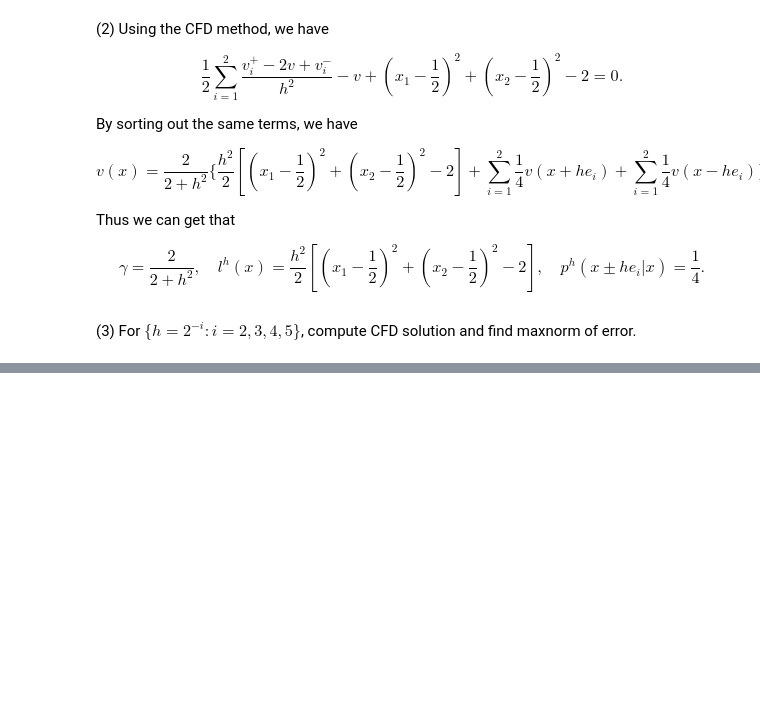
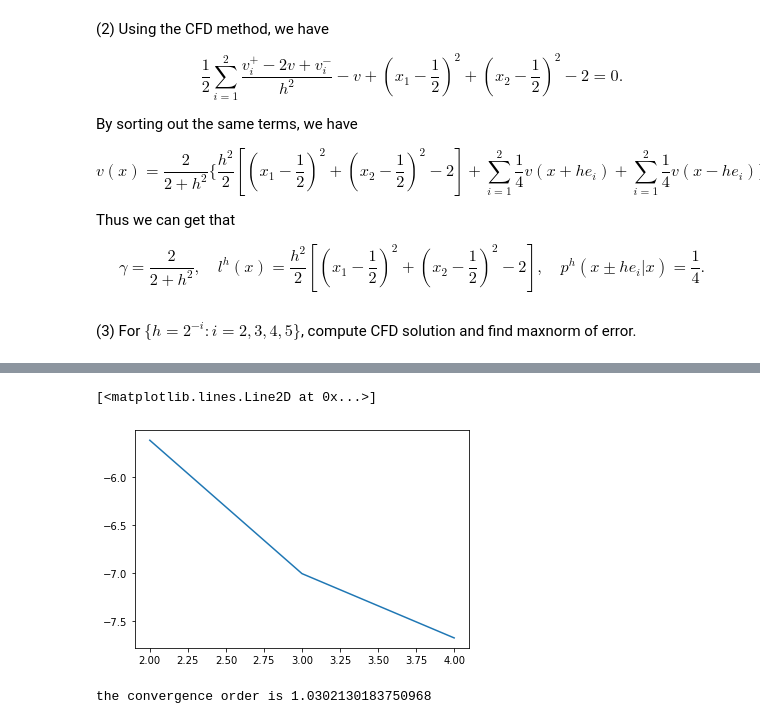
Before and after one commit to JiaminJIAN/20MA573, a Jupyter notebook: src/Value_iteration_on_2d_BVP.ipynb, the cells around one changed output, grey strips where cells are left out. Saved outputs shown, nothing was run; the diff lists cells and outputs as text; code cells hidden in the pictures; blank space fills up the shorter version.

```diff
--- a/src/Value_iteration_on_2d_BVP.ipynb
+++ b/src/Value_iteration_on_2d_BVP.ipynb
@@ -96,0 +215,6 @@ $$\gamma = \frac{2}{2+h^{2}}, \quad l^{h}(x) = \frac{h^{2}}{2} [(x_{1} - \frac{1
+# %%
+## Take out the numerical solution of PDE
+
+v_numerical_solution = value_iteration(4, threshold_error = 0.0001)[2]
+print("The numerical solution of the PDE is:")
+print(v_numerical_solution)
@@ -96,0 +345,18 @@ $$\gamma = \frac{2}{2+h^{2}}, \quad l^{h}(x) = \frac{h^{2}}{2} [(x_{1} - \frac{1
+# %%
+## plot log-log chart for the demonstration of convergence rate
+
+nn = np.arange(2, 5)
+error_list = [error1, error2, error3]
+yy = np.log2(np.abs(error_list))
+plt.plot(nn, yy)
+# %% [output]
+[<matplotlib.lines.Line2D at 0x...>]
+[figure, added]
+# %%
+## find convergence order using linear regression
+
+import scipy.stats as ss
+out = ss.linregress(nn,yy)
+print('the convergence order is ' + str(-out[0]))
+# %% [output]
+the convergence order is 1.0302130183750968
```
Also changed, not shown: parts of 20 cells of this notebook.
